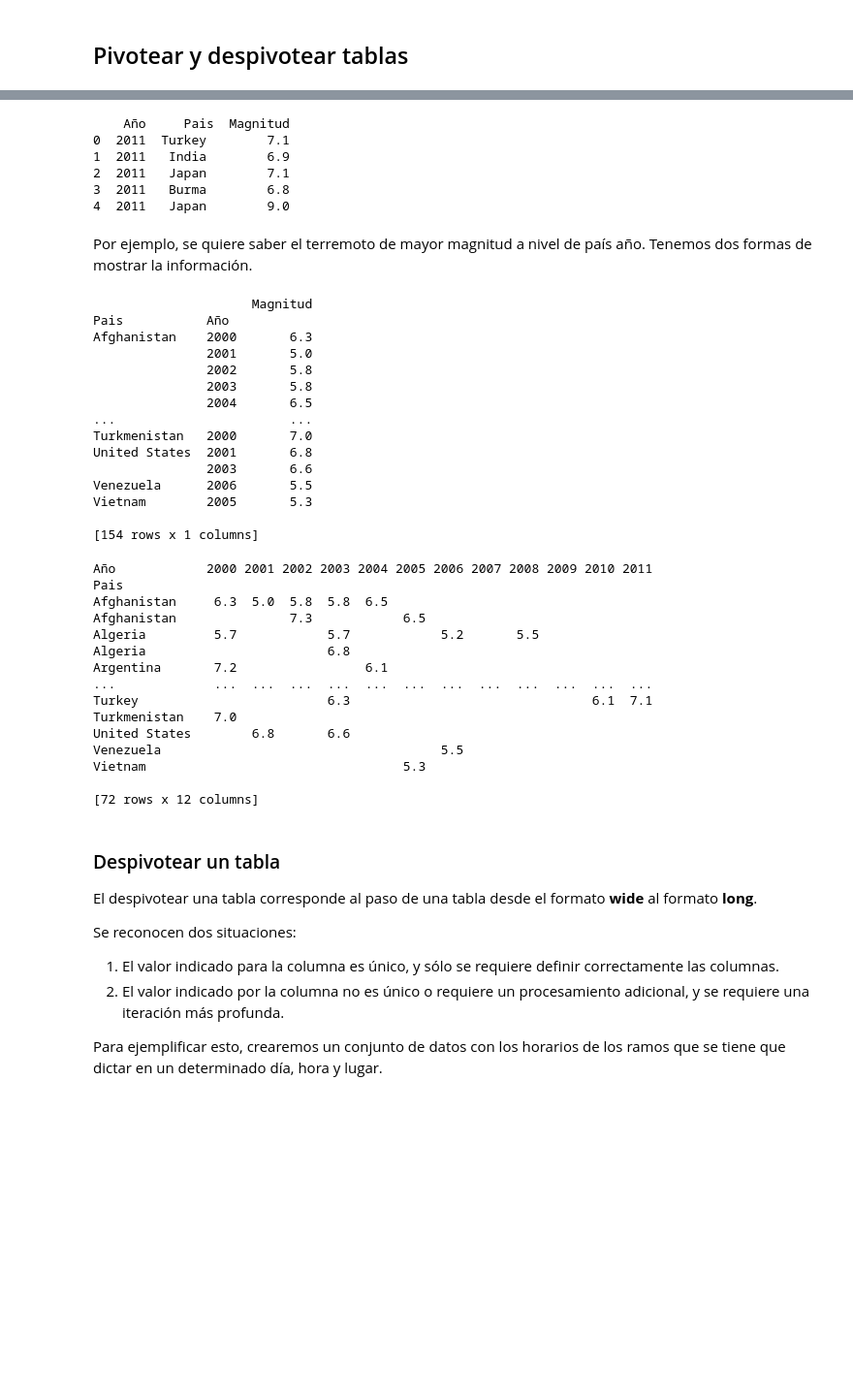
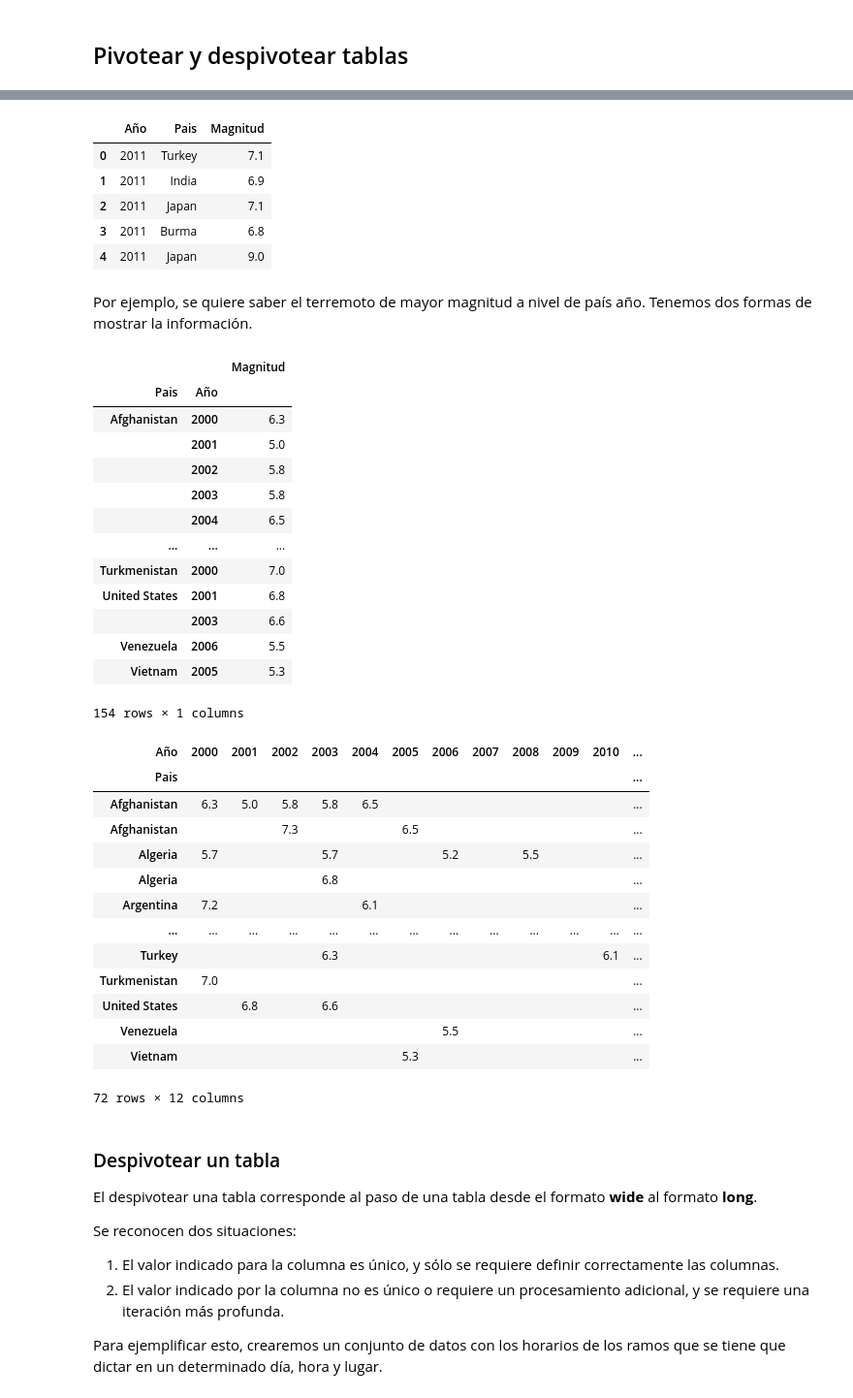
Before and after one commit to fralfaro/MAT281_2022, a Jupyter notebook: docs/lectures/data_manipulation/data_manipulation/pivot.ipynb, the cells around one changed output, grey strips where cells are left out. Shown at 97% size. Drawn from its saved outputs; the diff is of its cells as text; code cells hidden in the pictures; blank space fills up the shorter version.

```diff
--- a/docs/lectures/data_manipulation/data_manipulation/pivot.ipynb
+++ b/docs/lectures/data_manipulation/data_manipulation/pivot.ipynb
@@ -56,55 +56,53 @@ df = pd.read_csv(
     "https://raw.githubusercontent.com/fralfaro/MAT281_2022/main/docs/lectures/data_manipulation/data_manipulation/data/terremotos.csv",
     sep=","
 )
-print(df.head())
+df.head()
 # %% [output]
-    Año     Pais  Magnitud
-0  2011  Turkey        7.1
-1  2011   India        6.9
-2  2011   Japan        7.1
-3  2011   Burma        6.8
-4  2011   Japan        9.0
+|  | Año | Pais | Magnitud |
+| 0 | 2011 | Turkey | 7.1 |
+| 1 | 2011 | India | 6.9 |
+| 2 | 2011 | Japan | 7.1 |
+| 3 | 2011 | Burma | 6.8 |
+| 4 | 2011 | Japan | 9.0 |
 # %% [markdown]
 Por ejemplo,  se quiere saber el terremoto de mayor magnitud a nivel de país año. Tenemos dos formas de mostrar la información.
 # %%
 # formato long
-print(df.groupby(['Pais','Año']).max())
+df.groupby(['Pais','Año']).max()
 # %% [output]
+|  |  | Magnitud |
+| Pais | Año |  |
+| Afghanistan | 2000 | 6.3 |
+|  | 2001 | 5.0 |
+|  | 2002 | 5.8 |
+|  | 2003 | 5.8 |
+|  | 2004 | 6.5 |
+| ... | ... | ... |
+| Turkmenistan | 2000 | 7.0 |
+| United States | 2001 | 6.8 |
+|  | 2003 | 6.6 |
+| Venezuela | 2006 | 5.5 |
+| Vietnam | 2005 | 5.3 |
-                     Magnitud
-Pais           Año
-Afghanistan    2000       6.3
-               2001       5.0
-               2002       5.8
-               2003       5.8
-               2004       6.5
-...                       ...
-Turkmenistan   2000       7.0
-United States  2001       6.8
-               2003       6.6
-Venezuela      2006       5.5
-Vietnam        2005       5.3
-
-[154 rows x 1 columns]
+154 rows × 1 columns
 # %%
 # formato wide
 df_pivot = df.pivot_table(index="Pais", columns="Año", values="Magnitud", fill_value='', aggfunc=pd.np.max)
-print(df_pivot)
+df_pivot
 # %% [output]
+| Año | 2000 | 2001 | 2002 | 2003 | 2004 | 2005 | 2006 | 2007 | 2008 | 2009 | 2010 | ... |
+| Pais |  |  |  |  |  |  |  |  |  |  |  | ... |
+| Afghanistan | 6.3 | 5.0 | 5.8 | 5.8 | 6.5 |  |  |  |  |  |  | ... |
+| Afghanistan |  |  | 7.3 |  |  | 6.5 |  |  |  |  |  | ... |
+| Algeria | 5.7 |  |  | 5.7 |  |  | 5.2 |  | 5.5 |  |  | ... |
+| Algeria |  |  |  | 6.8 |  |  |  |  |  |  |  | ... |
+| Argentina | 7.2 |  |  |  | 6.1 |  |  |  |  |  |  | ... |
+| ... | ... | ... | ... | ... | ... | ... | ... | ... | ... | ... | ... | ... |
+| Turkey |  |  |  | 6.3 |  |  |  |  |  |  | 6.1 | ... |
+| Turkmenistan | 7.0 |  |  |  |  |  |  |  |  |  |  | ... |
+| United States |  | 6.8 |  | 6.6 |  |  |  |  |  |  |  | ... |
+| Venezuela |  |  |  |  |  |  | 5.5 |  |  |  |  | ... |
+| Vietnam |  |  |  |  |  | 5.3 |  |  |  |  |  | ... |
-Año            2000 2001 2002 2003 2004 2005 2006 2007 2008 2009 2010 2011
-Pais
-Afghanistan     6.3  5.0  5.8  5.8  6.5
-Afghanistan               7.3            6.5
-Algeria         5.7            5.7            5.2       5.5
-Algeria                        6.8
-Argentina       7.2                 6.1
-...             ...  ...  ...  ...  ...  ...  ...  ...  ...  ...  ...  ...
-Turkey                         6.3                                6.1  7.1
-Turkmenistan    7.0
-United States        6.8       6.6
-Venezuela                                     5.5
-Vietnam                                  5.3
-
-[72 rows x 12 columns]
+72 rows × 12 columns
 # %% [markdown]
 ### Despivotear un tabla
 
```
Also changed, not shown: parts of 9 cells of this notebook, 20 other files.
